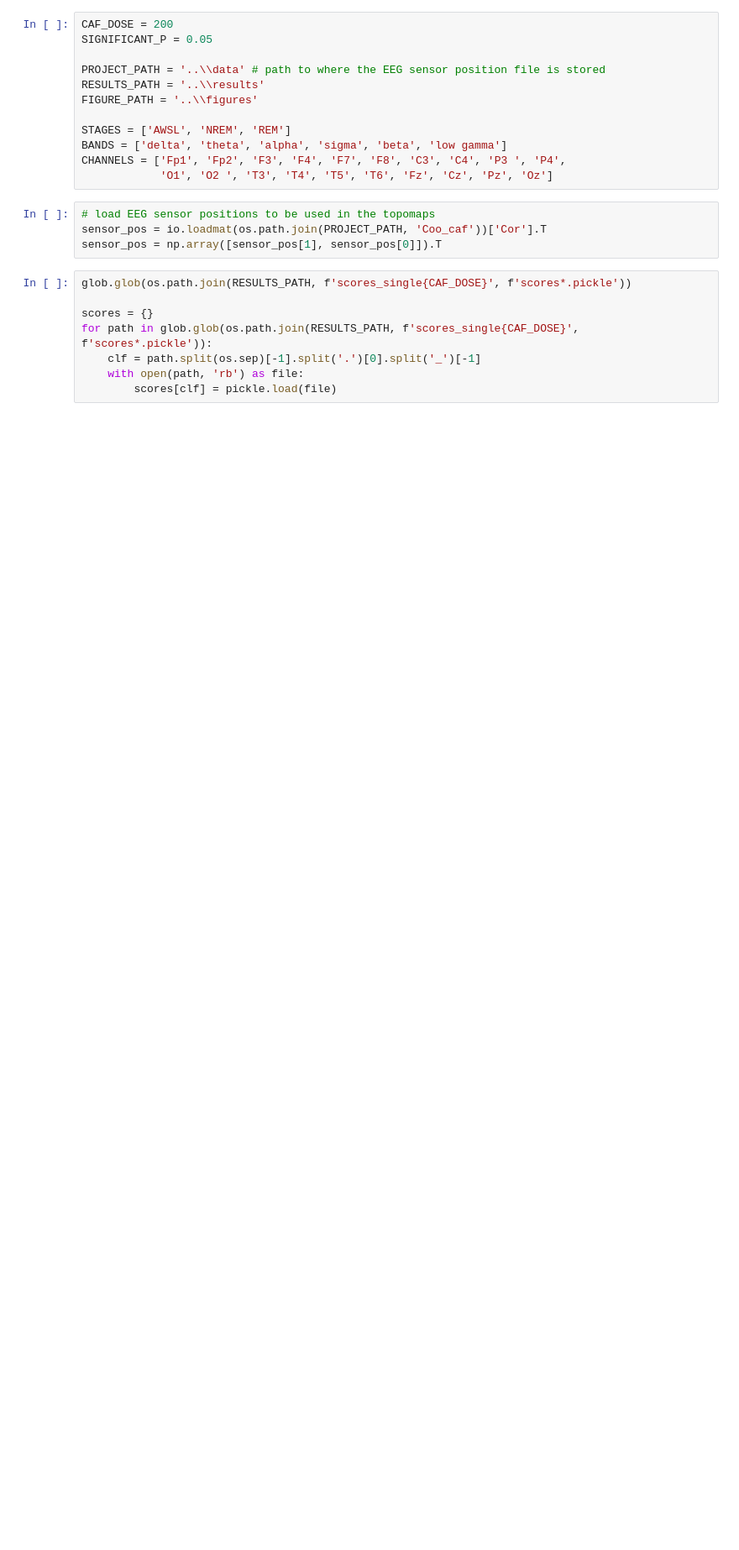
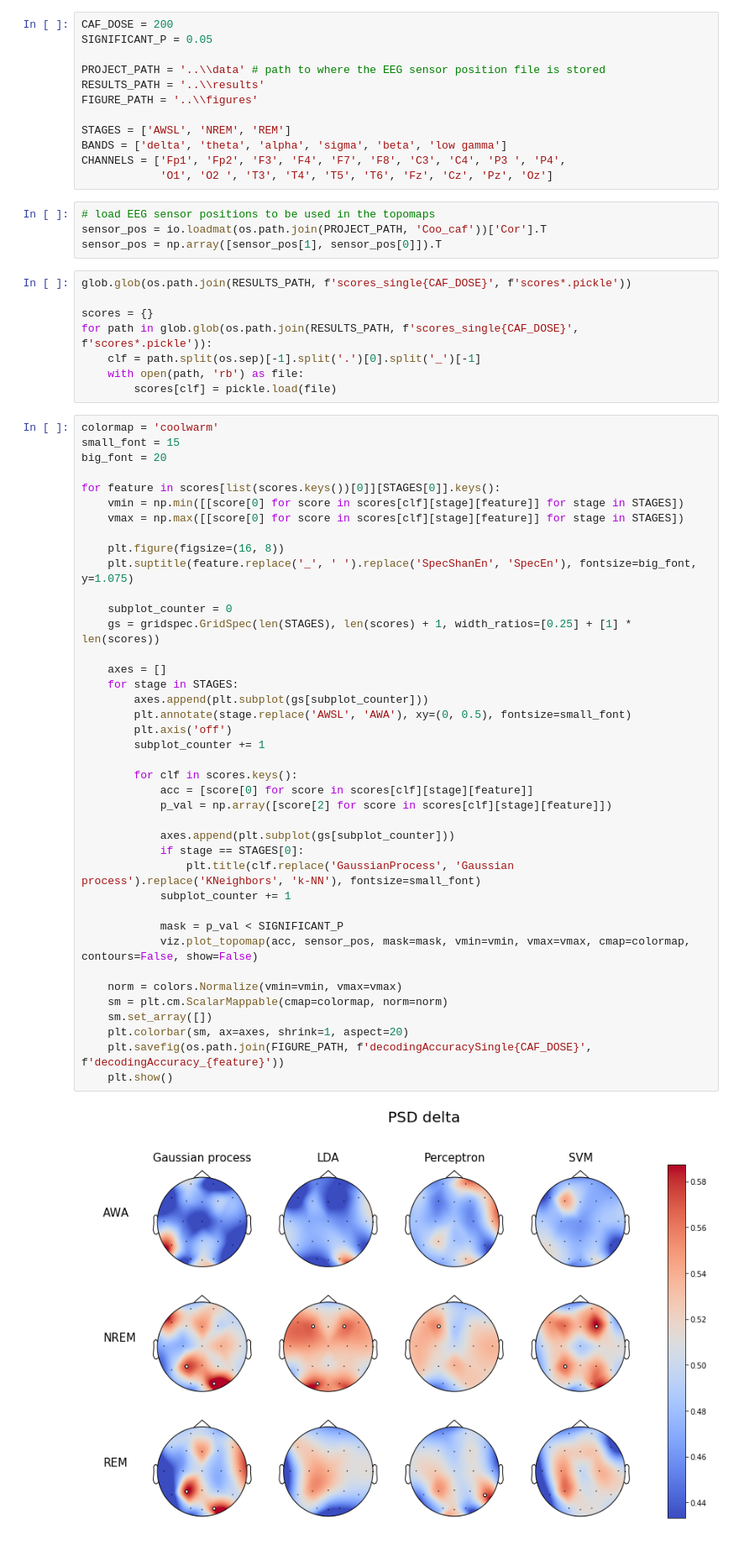
Before and after one commit to PhilippThoelke/caffeine-sleep, a Jupyter notebook: singleFeatureML/DecodingAccuracySFFigures.ipynb, the cells around one changed output. Shown at 84% size. Drawn from its saved outputs; the diff is of its cells as text; blank space fills up the shorter version.

Commit message:
Update single-feature figures

```diff
--- a/singleFeatureML/DecodingAccuracySFFigures.ipynb
+++ b/singleFeatureML/DecodingAccuracySFFigures.ipynb
@@ -30,3 +30,45 @@ for path in glob.glob(os.path.join(RESULTS_PATH, f'scores_single{CAF_DOSE}', f's
     clf = path.split(os.sep)[-1].split('.')[0].split('_')[-1]
     with open(path, 'rb') as file:
         scores[clf] = pickle.load(file)
+# %%
+colormap = 'coolwarm'
+small_font = 15
+big_font = 20
+
+for feature in scores[list(scores.keys())[0]][STAGES[0]].keys():
+    vmin = np.min([[score[0] for score in scores[clf][stage][feature]] for stage in STAGES])
+    vmax = np.max([[score[0] for score in scores[clf][stage][feature]] for stage in STAGES])
+
+    plt.figure(figsize=(16, 8))
+    plt.suptitle(feature.replace('_', ' ').replace('SpecShanEn', 'SpecEn'), fontsize=big_font, y=1.075)
+
+    subplot_counter = 0
+    gs = gridspec.GridSpec(len(STAGES), len(scores) + 1, width_ratios=[0.25] + [1] * len(scores))
+
+    axes = []
+    for stage in STAGES:
+        axes.append(plt.subplot(gs[subplot_counter]))
+        plt.annotate(stage.replace('AWSL', 'AWA'), xy=(0, 0.5), fontsize=small_font)
+        plt.axis('off')
+        subplot_counter += 1
+
+        for clf in scores.keys():
+            acc = [score[0] for score in scores[clf][stage][feature]]
+            p_val = np.array([score[2] for score in scores[clf][stage][feature]])
+
+            axes.append(plt.subplot(gs[subplot_counter]))
+            if stage == STAGES[0]:
+                plt.title(clf.replace('GaussianProcess', 'Gaussian process').replace('KNeighbors', 'k-NN'), fontsize=small_font)
+            subplot_counter += 1
+
+            mask = p_val < SIGNIFICANT_P
+            viz.plot_topomap(acc, sensor_pos, mask=mask, vmin=vmin, vmax=vmax, cmap=colormap, contours=False, show=False)
+
+    norm = colors.Normalize(vmin=vmin, vmax=vmax)
+    sm = plt.cm.ScalarMappable(cmap=colormap, norm=norm)
+    sm.set_array([])
+    plt.colorbar(sm, ax=axes, shrink=1, aspect=20)
+    plt.savefig(os.path.join(FIGURE_PATH, f'decodingAccuracySingle{CAF_DOSE}', f'decodingAccuracy_{feature}'))
+    plt.show()
+# %% [output]
+[figure, added]
```
Also changed, not shown: parts of 1 cell of this notebook.
